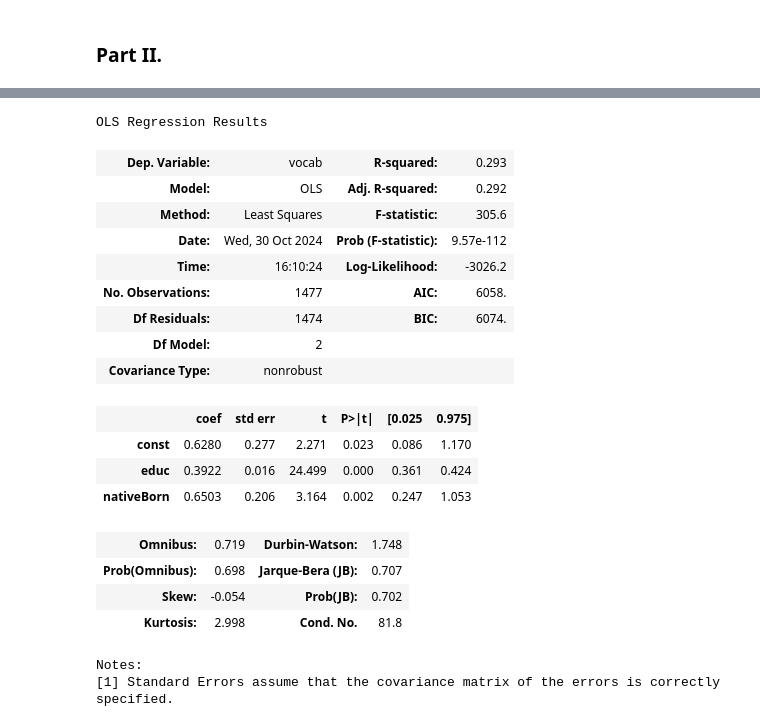
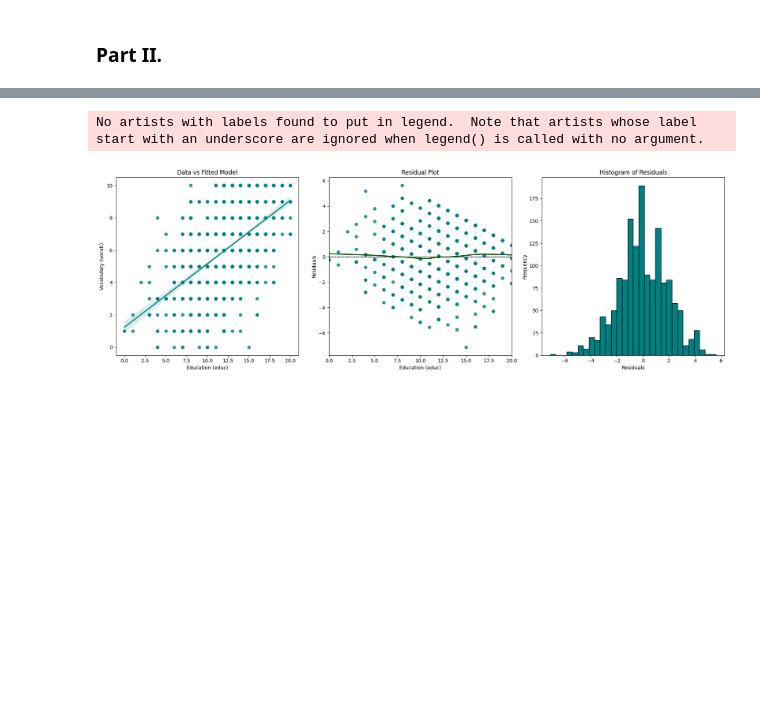
Before and after one commit to samuelnehrer02/CDataScience, a Jupyter notebook: PA2/assignment_2.ipynb, the cells around one changed output, grey strips where cells are left out. Cells and saved outputs as stored; diff of their text form; code cells hidden in the pictures; blank space fills up the shorter version.

```diff
--- a/PA2/assignment_2.ipynb
+++ b/PA2/assignment_2.ipynb
@@ -135,31 +117,30 @@ sns.kdeplot(vocab_nativeBorn_no, label='Native Born No')
-# %%
-# Convert the nativeBorn column to a binary variable
-data2_1978['nativeBorn'] = data2_1978['nativeBorn'].map({'yes': 1, 'no': 0})
-
-# Let's reuse our previous model code but add another predictor
-X = data2_1978[['educ', 'nativeBorn']]
-y = data2_1978['vocab']
-X = sm.add_constant(X)
-model = sm.OLS(y, X).fit()
-model.summary()
-# %% [output]
-OLS Regression Results
-| Dep. Variable: | vocab | R-squared: | 0.293 |
-| Model: | OLS | Adj. R-squared: | 0.292 |
-| Method: | Least Squares | F-statistic: | 305.6 |
-| Date: | Wed, 30 Oct 2024 | Prob (F-statistic): | 9.57e-112 |
-| Time: | 16:10:24 | Log-Likelihood: | -3026.2 |
-| No. Observations: | 1477 | AIC: | 6058. |
-| Df Residuals: | 1474 | BIC: | 6074. |
-| Df Model: | 2 |  |  |
-| Covariance Type: | nonrobust |  |  |
-|  | coef | std err | t | P>|t| | [0.025 | 0.975] |
-| const | 0.6280 | 0.277 | 2.271 | 0.023 | 0.086 | 1.170 |
-| educ | 0.3922 | 0.016 | 24.499 | 0.000 | 0.361 | 0.424 |
-| nativeBorn | 0.6503 | 0.206 | 3.164 | 0.002 | 0.247 | 1.053 |
-| Omnibus: | 0.719 | Durbin-Watson: | 1.748 |
-| Prob(Omnibus): | 0.698 | Jarque-Bera (JB): | 0.707 |
-| Skew: | -0.054 | Prob(JB): | 0.702 |
-| Kurtosis: | 2.998 | Cond. No. | 81.8 |
-Notes:
-[1] Standard Errors assume that the covariance matrix of the errors is correctly specified.
+# %%
+# Let's do a quick diagnostics of the model
+fig, axes = plt.subplots(1, 3, figsize=(18, 6))
+residuals = model.resid
+
+# 1. Scatter Plot with Regression Line
+sns.regplot(x=data2_1978['educ'], y=data2_1978['vocab'], ax=axes[0], color='teal')
+axes[0].legend()
+axes[0].set_title('Data vs Fitted Model')
+axes[0].set_xlabel('Education (educ)')
+axes[0].set_ylabel('Vocabulary (vocab)')
+
+# 2. Residual Plot
+sns.residplot(x=data2_1978['educ'], y=residuals, lowess=True, line_kws={'color': 'darkgreen'}, ax=axes[1], color='teal')
+axes[1].axhline(0, linestyle='--', color='black', linewidth=1)
+axes[1].set_title('Residual Plot')
+axes[1].set_xlabel('Education (educ)')
+axes[1].set_ylabel('Residuals')
+
+# 3. Histogram of Residuals
+axes[2].hist(residuals, bins=30, edgecolor='black', color='teal')
+axes[2].set_title('Histogram of Residuals')
+axes[2].set_xlabel('Residuals')
+axes[2].set_ylabel('Frequency')
+
+plt.tight_layout()
+plt.show()
+# %% [output]
+No artists with labels found to put in legend.  Note that artists whose label start with an underscore are ignored when legend() is called with no argument.
+[figure, added]
```
Also changed, not shown: parts of 14 cells of this notebook.
